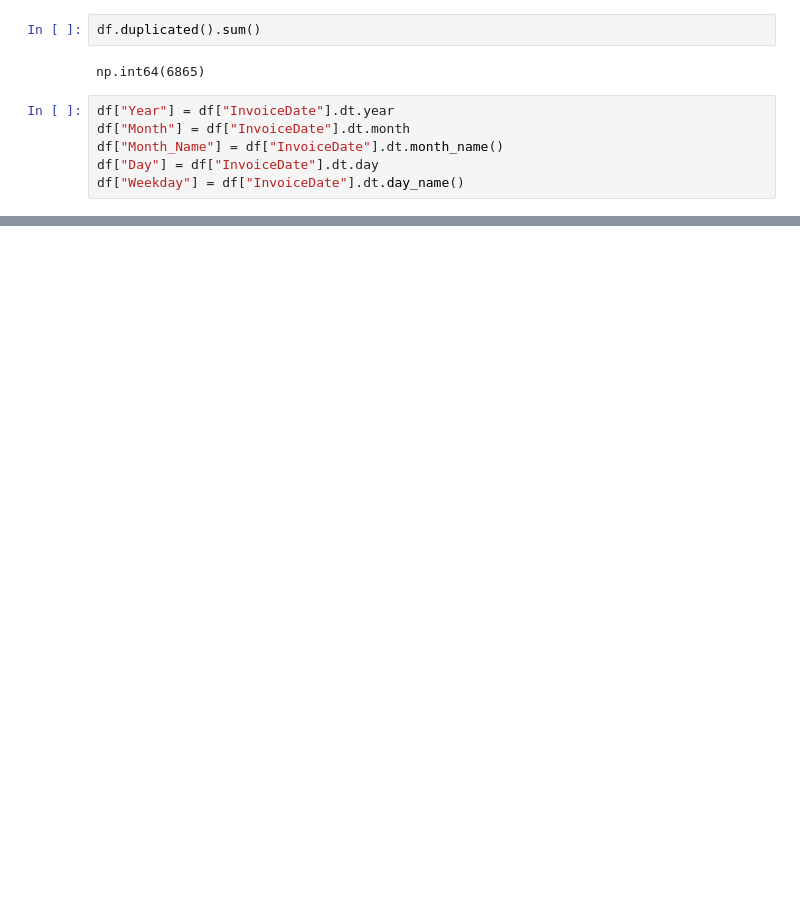
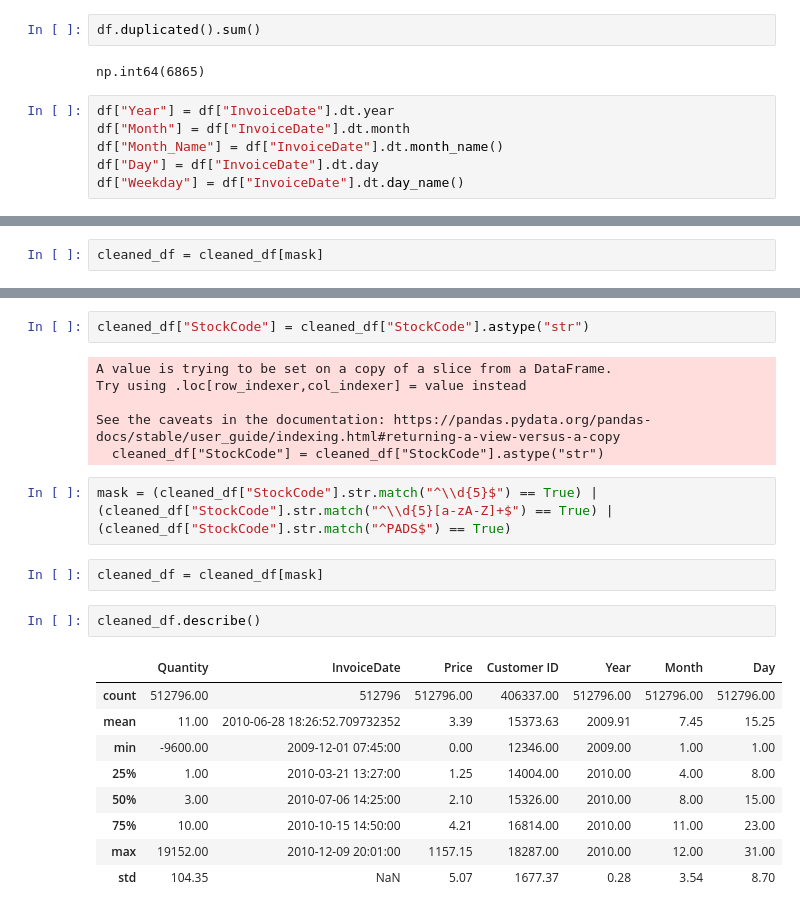
Before and after one commit to jcampuzano1111/K-Means-Online-Retailes, a Jupyter notebook: K_Means_cluster_online_retail.ipynb, the cells around one changed output, grey strips where cells are left out. Drawn from its saved outputs; the diff is of its cells as text; blank space fills up the shorter version.

```diff
--- a/K_Means_cluster_online_retail.ipynb
+++ b/K_Means_cluster_online_retail.ipynb
@@ -200,0 +256,2 @@ df["Weekday"] = df["InvoiceDate"].dt.day_name()
+# %%
+cleaned_df = cleaned_df[mask]
@@ -200,0 +267,24 @@ df["Weekday"] = df["InvoiceDate"].dt.day_name()
+# %%
+cleaned_df["StockCode"] = cleaned_df["StockCode"].astype("str")
+# %% [output]
+A value is trying to be set on a copy of a slice from a DataFrame.
+Try using .loc[row_indexer,col_indexer] = value instead
+
+See the caveats in the documentation: https://pandas.pydata.org/pandas-docs/stable/user_guide/indexing.html#returning-a-view-versus-a-copy
+  cleaned_df["StockCode"] = cleaned_df["StockCode"].astype("str")
+# %%
+mask = (cleaned_df["StockCode"].str.match("^\\d{5}$") == True) | (cleaned_df["StockCode"].str.match("^\\d{5}[a-zA-Z]+$") == True) | (cleaned_df["StockCode"].str.match("^PADS$") == True)
+# %%
+cleaned_df = cleaned_df[mask]
+# %%
+cleaned_df.describe()
+# %% [output]
+|  | Quantity | InvoiceDate | Price | Customer ID | Year | Month | Day |
+| count | 512796.00 | 512796 | 512796.00 | 406337.00 | 512796.00 | 512796.00 | 512796.00 |
+| mean | 11.00 | 2010-06-28 18:26:52.709732352 | 3.39 | 15373.63 | 2009.91 | 7.45 | 15.25 |
+| min | -9600.00 | 2009-12-01 07:45:00 | 0.00 | 12346.00 | 2009.00 | 1.00 | 1.00 |
+| 25% | 1.00 | 2010-03-21 13:27:00 | 1.25 | 14004.00 | 2010.00 | 4.00 | 8.00 |
+| 50% | 3.00 | 2010-07-06 14:25:00 | 2.10 | 15326.00 | 2010.00 | 8.00 | 15.00 |
+| 75% | 10.00 | 2010-10-15 14:50:00 | 4.21 | 16814.00 | 2010.00 | 11.00 | 23.00 |
+| max | 19152.00 | 2010-12-09 20:01:00 | 1157.15 | 18287.00 | 2010.00 | 12.00 | 31.00 |
+| std | 104.35 | NaN | 5.07 | 1677.37 | 0.28 | 3.54 | 8.70 |
```
Also changed, not shown: parts of 9 cells of this notebook.
